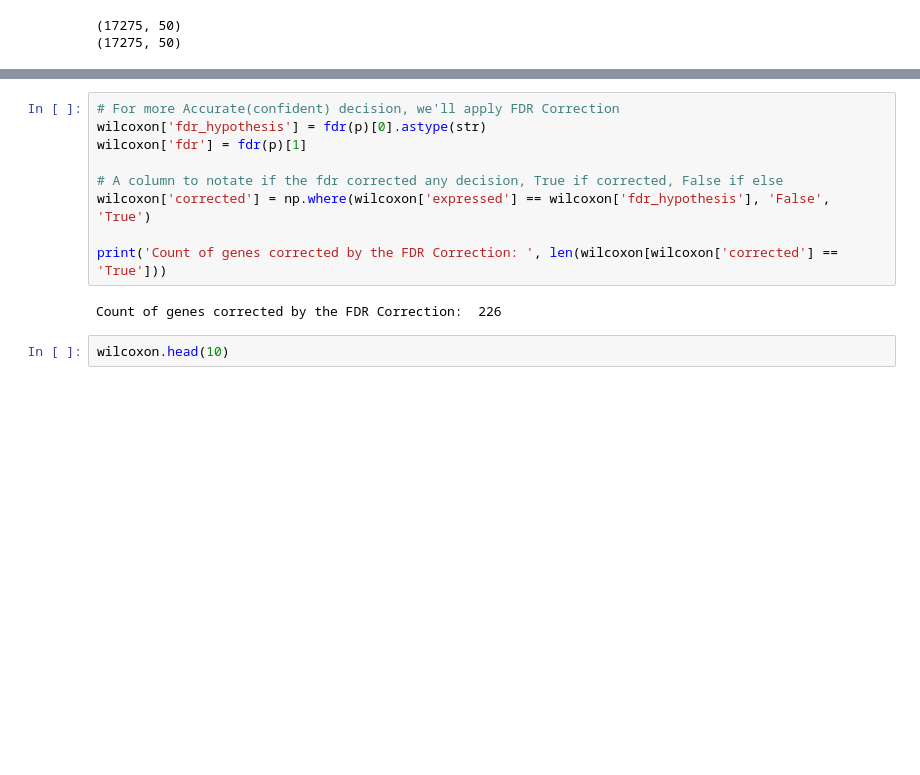
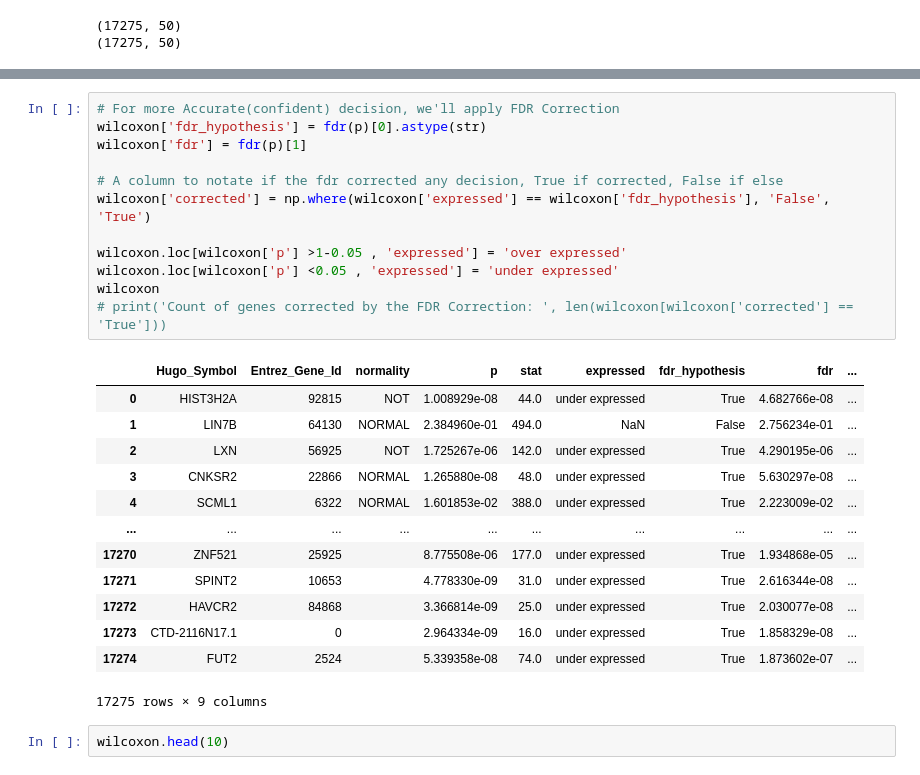
Before and after one commit to FatmaGad25/Bioinformatics_Final_project, a Jupyter notebook: final-I.ipynb, the cells around one changed output, grey strips where cells are left out. Cells and saved outputs as stored; diff of their text form; blank space fills up the shorter version.

```diff
--- a/final-I.ipynb
+++ b/final-I.ipynb
@@ -244,14 +248,29 @@ wilcoxon.head(10)
 # %%
 # For more Accurate(confident) decision, we'll apply FDR Correction
 wilcoxon['fdr_hypothesis'] = fdr(p)[0].astype(str)
 wilcoxon['fdr'] = fdr(p)[1]
 
 # A column to notate if the fdr corrected any decision, True if corrected, False if else
 wilcoxon['corrected'] = np.where(wilcoxon['expressed'] == wilcoxon['fdr_hypothesis'], 'False', 'True')
 
-print('Count of genes corrected by the FDR Correction: ', len(wilcoxon[wilcoxon['corrected'] == 'True']))
+wilcoxon.loc[wilcoxon['p'] >1-0.05 , 'expressed'] = 'over expressed'
+wilcoxon.loc[wilcoxon['p'] <0.05 , 'expressed'] = 'under expressed'
+wilcoxon
+# print('Count of genes corrected by the FDR Correction: ', len(wilcoxon[wilcoxon['corrected'] == 'True']))
 # %% [output]
+|  | Hugo_Symbol | Entrez_Gene_Id | normality | p | stat | expressed | fdr_hypothesis | fdr | ... |
+| 0 | HIST3H2A | 92815 | NOT | 1.008929e-08 | 44.0 | under expressed | True | 4.682766e-08 | ... |
+| 1 | LIN7B | 64130 | NORMAL | 2.384960e-01 | 494.0 | NaN | False | 2.756234e-01 | ... |
+| 2 | LXN | 56925 | NOT | 1.725267e-06 | 142.0 | under expressed | True | 4.290195e-06 | ... |
+| 3 | CNKSR2 | 22866 | NORMAL | 1.265880e-08 | 48.0 | under expressed | True | 5.630297e-08 | ... |
+| 4 | SCML1 | 6322 | NORMAL | 1.601853e-02 | 388.0 | under expressed | True | 2.223009e-02 | ... |
+| ... | ... | ... | ... | ... | ... | ... | ... | ... | ... |
+| 17270 | ZNF521 | 25925 |  | 8.775508e-06 | 177.0 | under expressed | True | 1.934868e-05 | ... |
+| 17271 | SPINT2 | 10653 |  | 4.778330e-09 | 31.0 | under expressed | True | 2.616344e-08 | ... |
+| 17272 | HAVCR2 | 84868 |  | 3.366814e-09 | 25.0 | under expressed | True | 2.030077e-08 | ... |
+| 17273 | CTD-2116N17.1 | 0 |  | 2.964334e-09 | 16.0 | under expressed | True | 1.858329e-08 | ... |
+| 17274 | FUT2 | 2524 |  | 5.339358e-08 | 74.0 | under expressed | True | 1.873602e-07 | ... |
-Count of genes corrected by the FDR Correction:  226
+17275 rows × 9 columns
 # %%
 wilcoxon.head(10)
 # %% [output]
```
Also changed, not shown: parts of 5 cells of this notebook, 2 other files.
